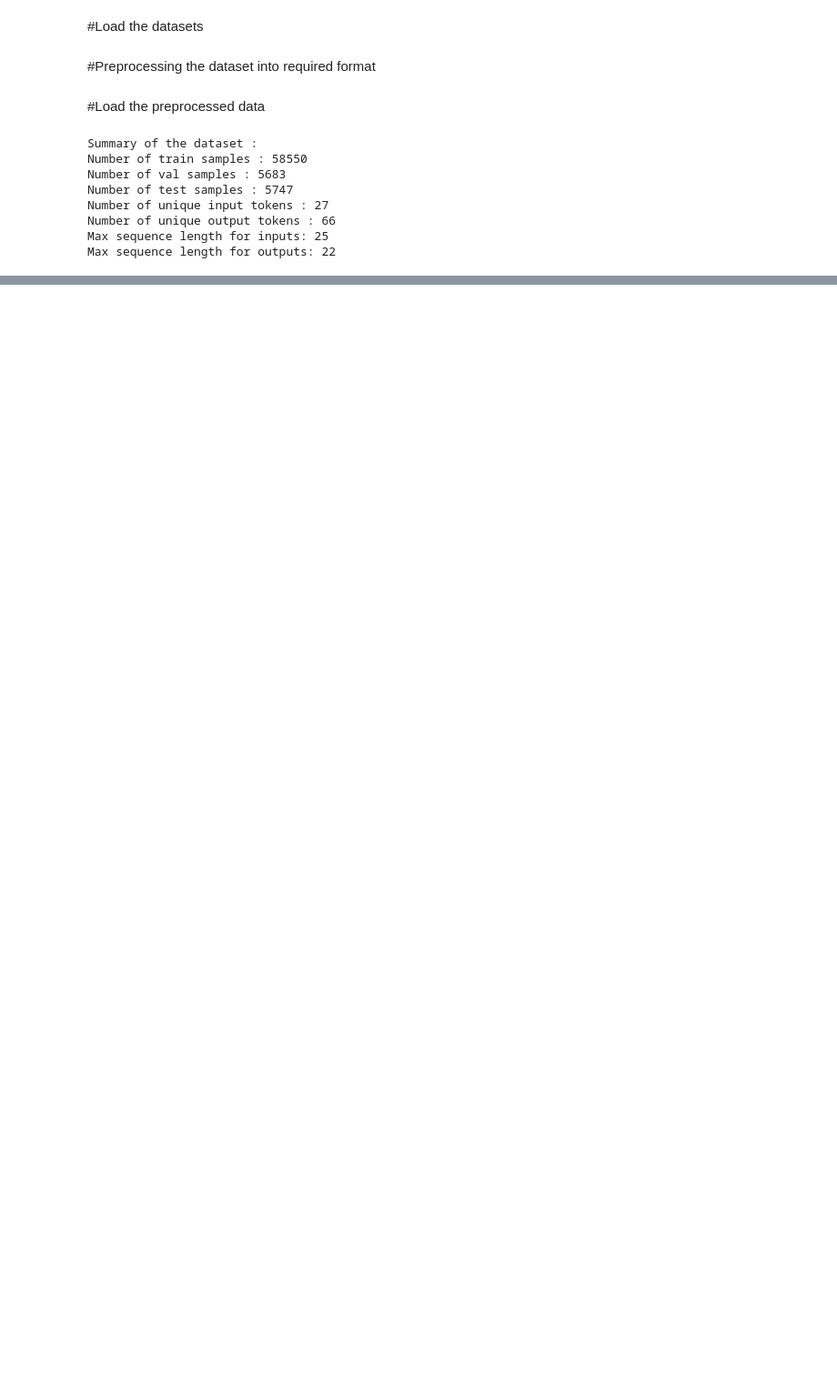
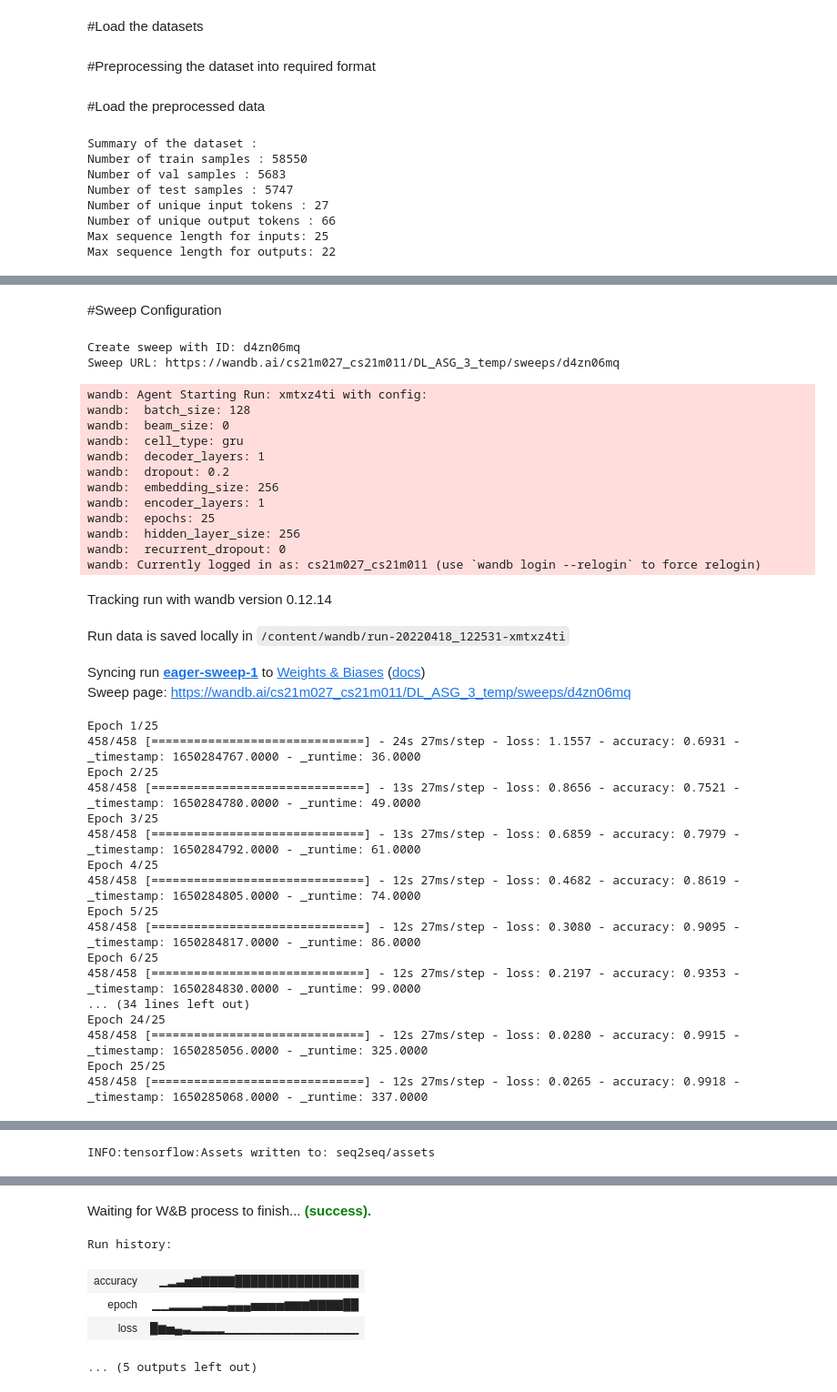
Before and after one commit to bhavya0324/RNN, a Jupyter notebook: No_Attention.ipynb, the cells around one changed output, grey strips where cells are left out. Shown at 91% size. Cells and saved outputs as stored; diff of their text form; code cells hidden in the pictures; blank space fills up the shorter version.

```diff
--- a/No_Attention.ipynb
+++ b/No_Attention.ipynb
@@ -201,0 +297,2 @@ Max sequence length for outputs: 22
+# %% [markdown]
+#Sweep Configuration
@@ -201,0 +343,39 @@ Max sequence length for outputs: 22
+# %%
+sweep_id = wandb.sweep(sweep_config_temp, entity="cs21m027_cs21m011", project="DL_ASG_3_temp")
+wandb.agent(sweep_id, train)
+# %% [output]
+Create sweep with ID: d4zn06mq
+Sweep URL: https://wandb.ai/cs21m027_cs21m011/DL_ASG_3_temp/sweeps/d4zn06mq
+wandb: Agent Starting Run: xmtxz4ti with config:
+wandb:  batch_size: 128
+wandb:  beam_size: 0
+wandb:  cell_type: gru
+wandb:  decoder_layers: 1
+wandb:  dropout: 0.2
+wandb:  embedding_size: 256
+wandb:  encoder_layers: 1
+wandb:  epochs: 25
+wandb:  hidden_layer_size: 256
+wandb:  recurrent_dropout: 0
+wandb: Currently logged in as: cs21m027_cs21m011 (use `wandb login --relogin` to force relogin)
+Tracking run with wandb version 0.12.14
+Run data is saved locally in /content/wandb/run-20220418_122531-xmtxz4ti
+Syncing run eager-sweep-1 to Weights & Biases (docs)
+Sweep page: https://wandb.ai/cs21m027_cs21m011/DL_ASG_3_temp/sweeps/d4zn06mq
+Epoch 1/25
+458/458 [==============================] - 24s 27ms/step - loss: 1.1557 - accuracy: 0.6931 - _timestamp: 1650284767.0000 - _runtime: 36.0000
+Epoch 2/25
+458/458 [==============================] - 13s 27ms/step - loss: 0.8656 - accuracy: 0.7521 - _timestamp: 1650284780.0000 - _runtime: 49.0000
+Epoch 3/25
+458/458 [==============================] - 13s 27ms/step - loss: 0.6859 - accuracy: 0.7979 - _timestamp: 1650284792.0000 - _runtime: 61.0000
+Epoch 4/25
+458/458 [==============================] - 12s 27ms/step - loss: 0.4682 - accuracy: 0.8619 - _timestamp: 1650284805.0000 - _runtime: 74.0000
+Epoch 5/25
+458/458 [==============================] - 12s 27ms/step - loss: 0.3080 - accuracy: 0.9095 - _timestamp: 1650284817.0000 - _runtime: 86.0000
+Epoch 6/25
+458/458 [==============================] - 12s 27ms/step - loss: 0.2197 - accuracy: 0.9353 - _timestamp: 1650284830.0000 - _runtime: 99.0000
+... (34 lines left out)
+Epoch 24/25
+458/458 [==============================] - 12s 27ms/step - loss: 0.0280 - accuracy: 0.9915 - _timestamp: 1650285056.0000 - _runtime: 325.0000
+Epoch 25/25
+458/458 [==============================] - 12s 27ms/step - loss: 0.0265 - accuracy: 0.9918 - _timestamp: 1650285068.0000 - _runtime: 337.0000
@@ -201,0 +383 @@ Max sequence length for outputs: 22
+INFO:tensorflow:Assets written to: seq2seq/assets
@@ -201,0 +387,6 @@ Max sequence length for outputs: 22
+Waiting for W&B process to finish... (success).
+Run history:
+| accuracy | ▁▂▃▅▆▇▇▇▇████████████████ |
+| epoch | ▁▁▂▂▂▂▃▃▃▄▄▄▅▅▅▅▆▆▆▇▇▇▇██ |
+| loss | █▆▅▄▃▂▂▂▂▁▁▁▁▁▁▁▁▁▁▁▁▁▁▁▁ |
+... (5 outputs left out)
```
Also changed, not shown: parts of 6 cells of this notebook.
